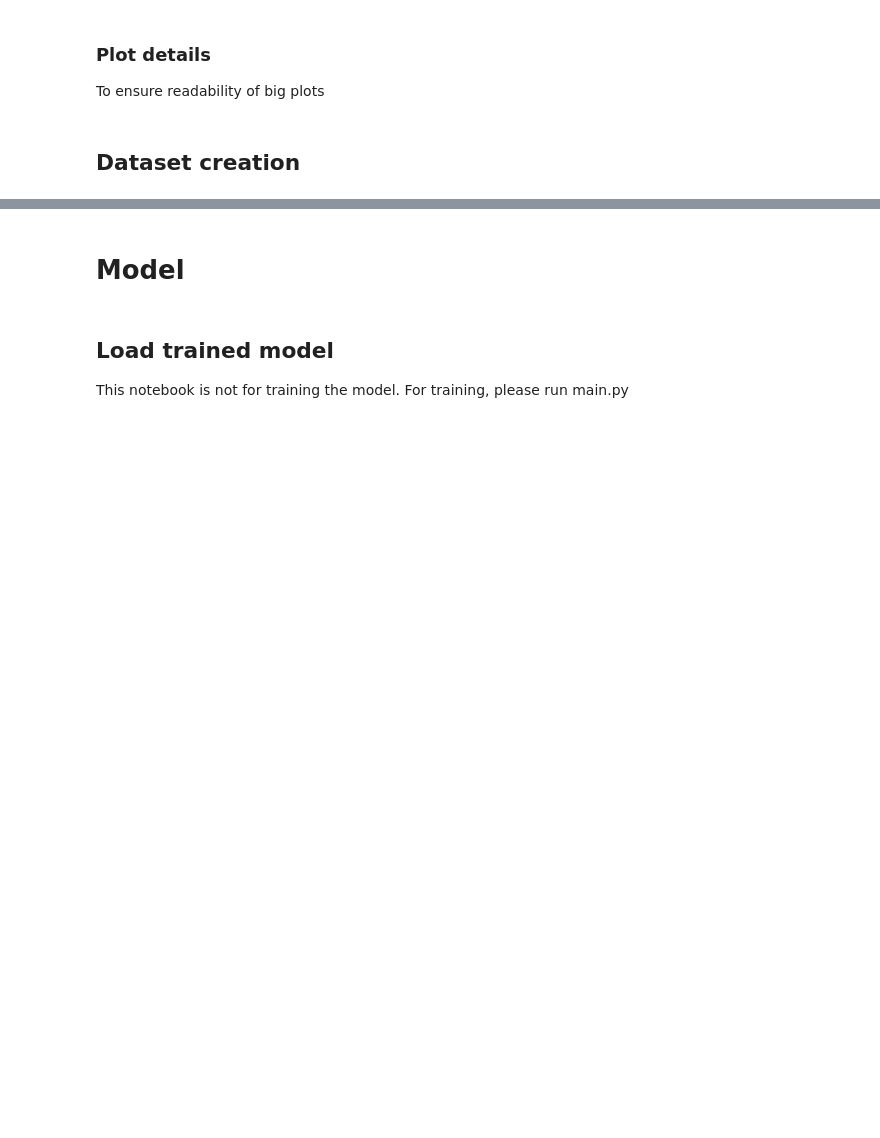
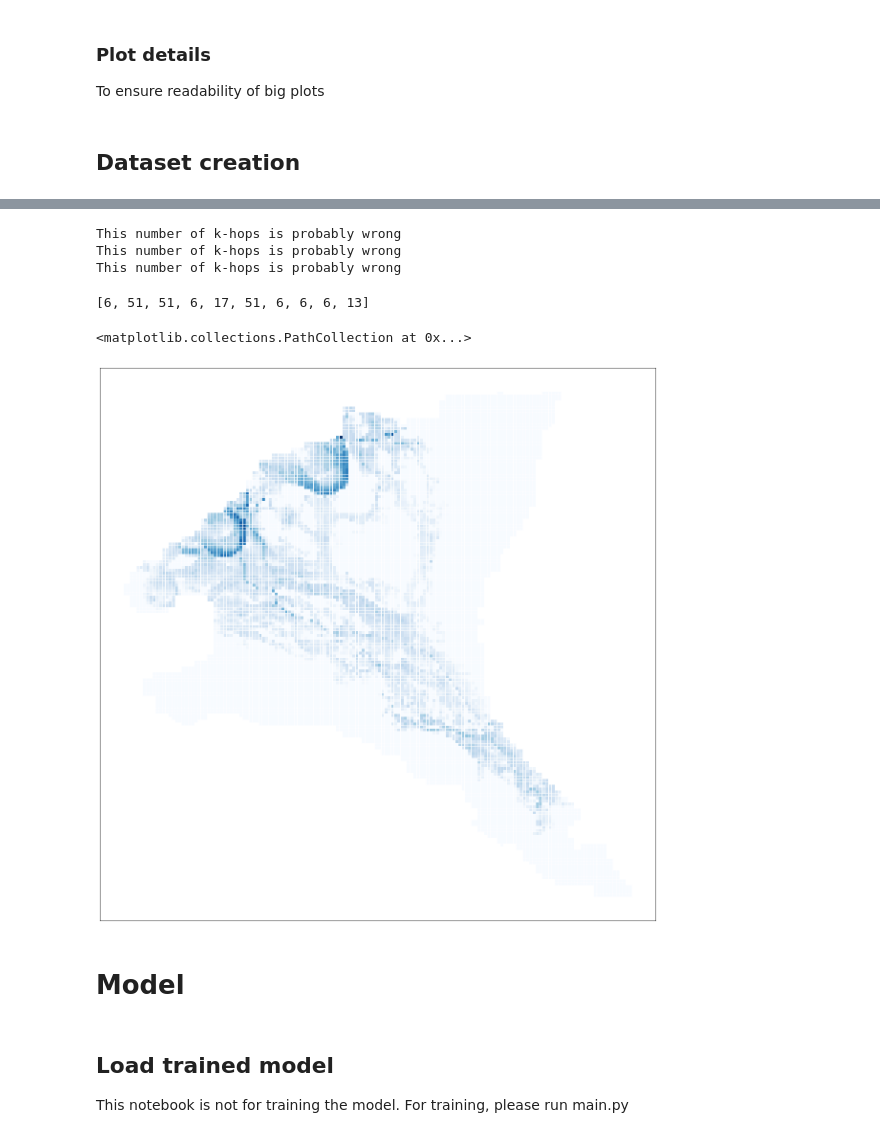
Before and after one commit to Sergiobulte/SWE-GNN-paper-repository-, a Jupyter notebook: try_model.ipynb, the cells around one changed output, grey strips where cells are left out. Cells and saved outputs as stored; diff of their text form; code cells hidden in the pictures; blank space fills up the shorter version.

Commit message:
Update try_model.ipynb
Added function to get approximate number of K-hops needed

```diff
--- a/try_model.ipynb
+++ b/try_model.ipynb
@@ -95,6 +95,28 @@ results_dir = f'results/best_models/{model_type}'
 # ONLY IF YOU USE SWEGNN USE THE LINE BELOW
 # In the Pareto_front folder you can choose a smaller and faster model
 #  results_dir = 'results/Pareto_front'
+# %%
+from utils.dataset import get_temporal_test_dataset_parameters
+
+def load_val_test_dataset(config):
+    device = torch.device('cuda' if torch.cuda.is_available() else 'cpu')
+    device = torch.device('cpu')
+
+    dataset_parameters = config['dataset_parameters']
+    scalers = config['scalers']
+    selected_node_features = config['selected_node_features']
+    selected_edge_features = config['selected_edge_features']
+
+    _, val_dataset, test_dataset, scalers = create_model_dataset(
+        'DR49', 'DR49', scalers=scalers, device=device, **dataset_parameters,
+        **selected_node_features, **selected_edge_features
+    )
+
+    temporal_dataset_parameters = config['temporal_dataset_parameters']
+    temporal_test_dataset_parameters = get_temporal_test_dataset_parameters(
+        config, temporal_dataset_parameters)
+
+    return val_dataset, test_dataset, temporal_test_dataset_parameters
 # %%
 # config contains all properties to describe datasets, training, and testing
 config = read_config(f'{results_dir}/config1.yaml')
@@ -106,7 +128,7 @@ config['models']['K'] = 8                   # num GNN layers
 #config['dataset_parameters']['test_size'] = 'big_random_breach' #dataset 3
 #config['dataset_parameters']['test_size'] = 'random_breach'     #dataset 2
 #config['dataset_parameters']['test_size'] = 'dr49'              #dataset 1
-config['dataset_parameters']['test_size'] = 'DR49_test'         #dataset dr49
+config['dataset_parameters']['test_size'] = 'DR49'         #dataset dr49
 
 
 # Then you obtain a split in validation and testing datasets (here we don't care about the training one)
@@ -118,3 +188,24 @@ val_dataset, test_dataset, temporal_test_dataset_parameters = load_val_test_data
+# %%
+import numpy as np
+
+([get_sufficient_k_hops(data.edge_index, data.WD[:,1:], cover_percentage=0.995) for data in test_dataset])
+# %% [output]
+This number of k-hops is probably wrong
+This number of k-hops is probably wrong
+This number of k-hops is probably wrong
+[6, 51, 51, 6, 17, 51, 6, 6, 6, 13]
+# %%
+from utils.visualization import *
+
+data = test_dataset[2]
+
+pos, graph, mesh = get_info_from_pyg(data)
+
+plt.figure(figsize=(20,20))
+nx.draw_networkx_nodes(graph, pos=pos, node_color=data.WD[:,-1], node_shape='s', node_size=20, cmap='Blues')
+# %% [output]
+<matplotlib.collections.PathCollection at 0x...>
+[figure, added]
 # %% [markdown]
 # Model
 # %% [markdown]
```
Also changed, not shown: parts of 3 cells of this notebook.
